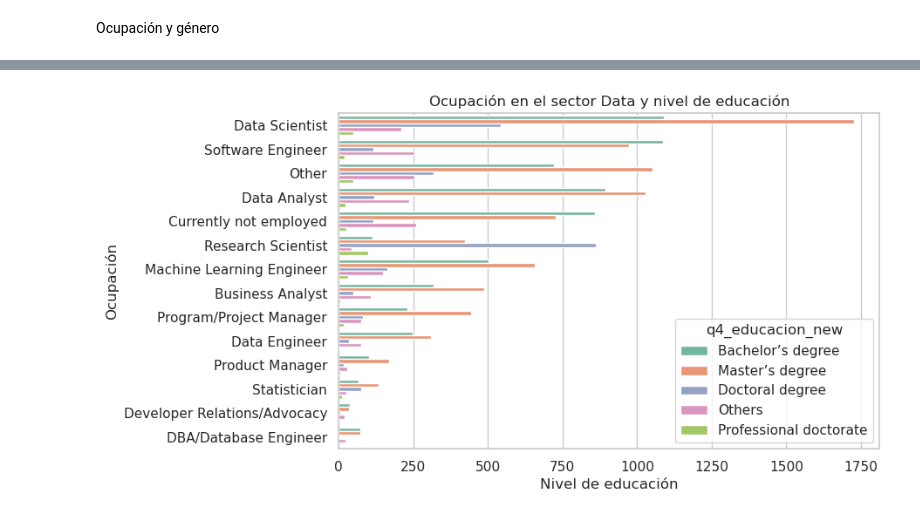
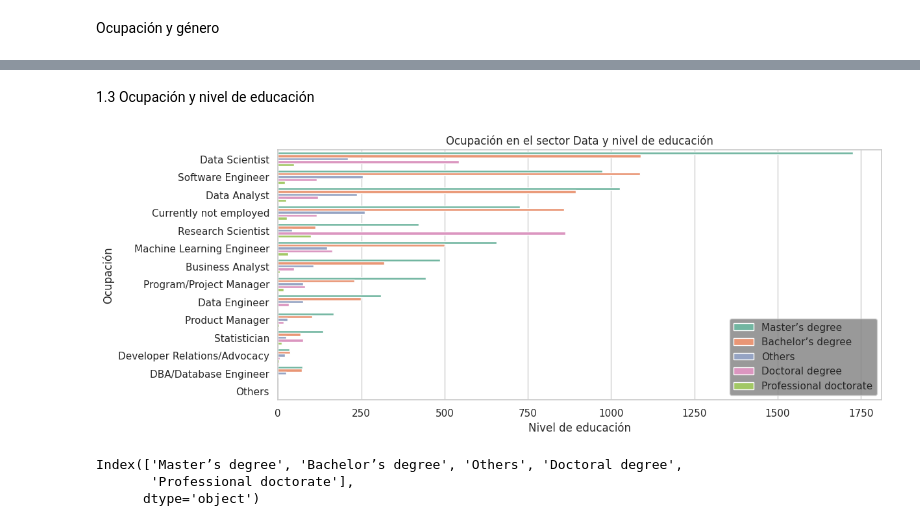
Before and after one commit to Adalab/project2-da-promo-c-modulo-2-team4, a Jupyter notebook: 04- Preguntas/4.1. Pregunta1.ipynb, the cells around one changed output, grey strips where cells are left out. Cells and saved outputs as stored; diff of their text form; code cells hidden in the pictures.

```diff
--- a/04- Preguntas/4.1. Pregunta1.ipynb
+++ b/04- Preguntas/4.1. Pregunta1.ipynb
@@ -186,17 +191,28 @@ plt.savefig("graficas/07-Ocupacion-data.png")
+# %% [markdown]
+1.3 Ocupación y nivel de educación
 # %%
-plt.figure(figsize= (8,5))
+plt.figure(figsize= (12,5))
 sns.countplot(y= "q5_ocupacion_new" ,
             data=df_perfil,
             hue= 'q4_educacion_new',
             palette = 'Set2',
-            order=['Data Scientist', 'Software Engineer','Other','Data Analyst',
+            order=['Data Scientist', 'Software Engineer','Data Analyst',
                     'Currently not employed', 'Research Scientist', 'Machine Learning Engineer',
                     'Business Analyst', 'Program/Project Manager', 'Data Engineer', 'Product Manager',
-                    'Statistician', 'Developer Relations/Advocacy', 'DBA/Database Engineer'])
+                    'Statistician', 'Developer Relations/Advocacy', 'DBA/Database Engineer', "Others"],
+            hue_order = ['Master’s degree', 'Bachelor’s degree', 'Others', 'Doctoral degree','Professional doctorate'])
 plt.title('Ocupación en el sector Data y nivel de educación')
 plt.xlabel('Nivel de educación') # definir el nombre del eje X
-plt.ylabel('Ocupación'); # definir el nombre del eje Y
+plt.ylabel('Ocupación') # definir el nombre del eje Y
+plt.legend(facecolor='gray', loc="lower right")
 plt.savefig("graficas/08-Ocupacion-educacion-data.png")
 plt.show();
 # %% [output]
-[figure, old version]
+[figure, new version]
+# %%
+# Para que salgan en orden en la gráfica, de mayor a menor presencia
+df_analistas['q4_educacion_new'].value_counts().index
+# %% [output]
+Index(['Master’s degree', 'Bachelor’s degree', 'Others', 'Doctoral degree',
+       'Professional doctorate'],
+      dtype='object')
```
Also changed, not shown: parts of 18 cells of this notebook, 13 other files.
